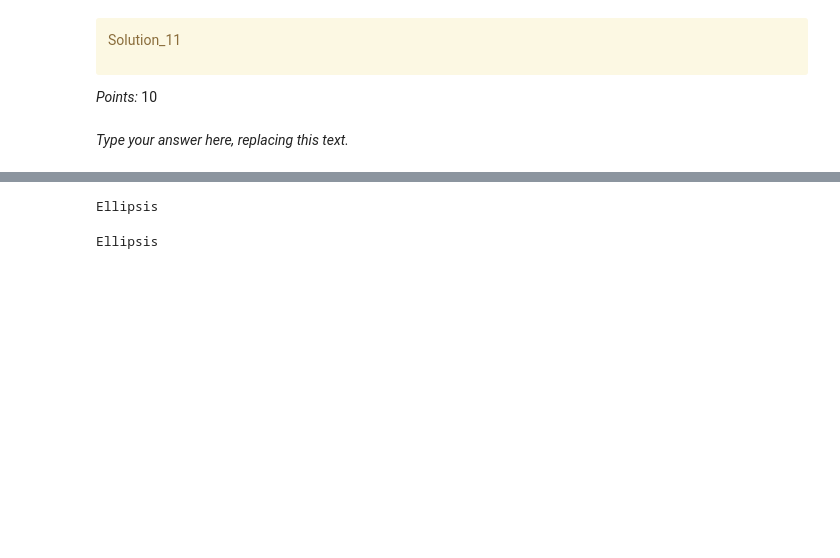
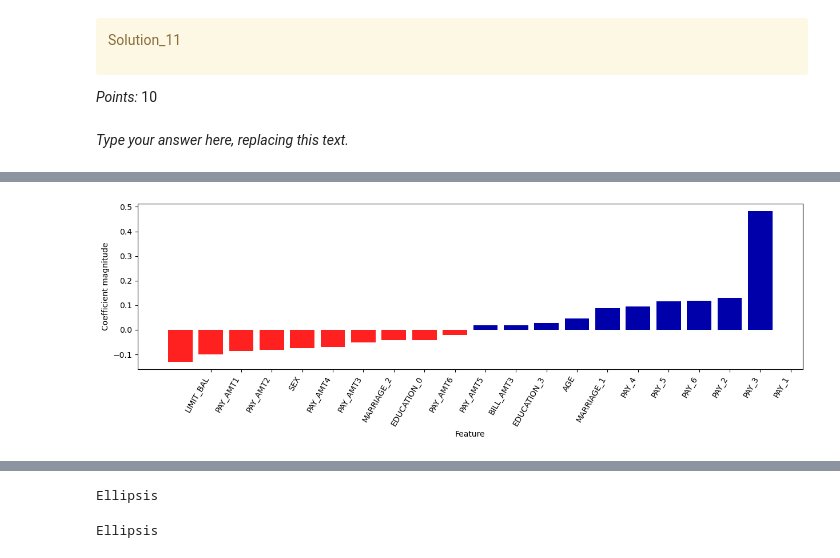
Before and after one commit to OminiCarlos/hw5, a Jupyter notebook: hw5.ipynb, the cells around one changed output, grey strips where cells are left out. Drawn from its saved outputs; the diff is of its cells as text; code cells hidden in the pictures; blank space fills up the shorter version.

```diff
--- a/hw5.ipynb
+++ b/hw5.ipynb
@@ -998,0 +992,21 @@ Ellipsis
+# %%
+from sklearn.model_selection import RandomizedSearchCV
+
+pipe_rf = make_pipeline(
+    preprocessor, RandomForestClassifier(random_state=123, n_jobs=-1)
+)
+
+param_grid = {
+    "randomforestclassifier__n_estimators": [1, 5, 10, 25, 50, 100, 200]
+}
+
+random_search_rf = RandomizedSearchCV(
+    pipe_rf,
+    param_distributions = param_grid,
+    cv=5,
+    n_jobs=-1,
+    return_train_score=True,
+    scoring = "f1"
+)
+random_search_rf.fit(X_train, y_train)
+random_search_rf.best_score_
@@ -1021,3 +1039,8 @@ Solution_11
 _Points:_ 10
 # %% [markdown]
 _Type your answer here, replacing this text._
+# %%
+best_pipe_lr = make_pipeline(preprocessor, LogisticRegression(max_iter=1000, class_weight='balanced', C = 0.001))
+best_pipe_lr.fit(X_train, y_train)
+
+coeffs = best_pipe_lr.named_steps["logisticregression"].coef_.flatten()
@@ -1023,0 +1054,4 @@ _Type your answer here, replacing this text._
+# %%
+new_columns = (numeric_feats + binary_feats +
+               list(preprocessor.named_transformers_["onehotencoder-2"].get_feature_names_out(categorical_feats))
+              )
@@ -1023,0 +1079,6 @@ _Type your answer here, replacing this text._
+# %%
+import mglearn
+
+mglearn.tools.visualize_coefficients(coeffs, new_columns, n_top_features=10)
+# %% [output]
+[figure, added]
```
Also changed, not shown: parts of 40 cells of this notebook, 5 other files.
